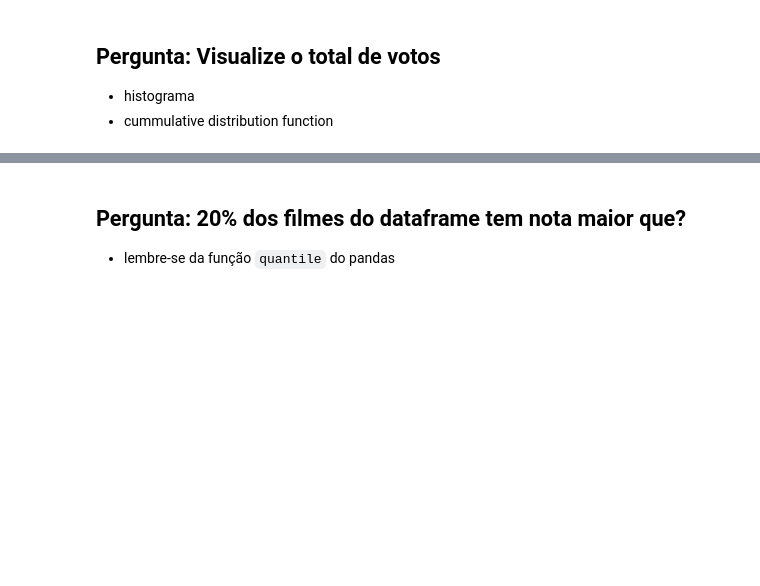
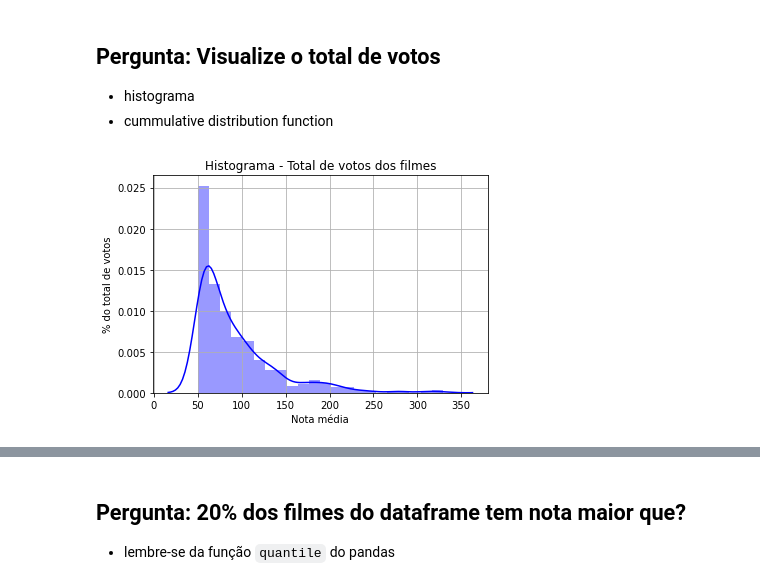
Before and after one commit to SamuelHericles/Training_project_Data_Science, a Jupyter notebook: Formação Data Science Alura - Análise exploratória do MovieLens.ipynb, the cells around one changed output, grey strips where cells are left out. Cells and saved outputs as stored; diff of their text form; code cells hidden in the pictures; blank space fills up the shorter version.

```diff
--- a/Formação Data Science Alura - Análise exploratória do MovieLens.ipynb
+++ b/Formação Data Science Alura - Análise exploratória do MovieLens.ipynb
@@ -109,0 +221,7 @@ Dicas:
+# %%
+# solução histograma
+ax = sns.distplot(filmes['total_de_votos'],color='blue')
+ax.set(xlabel = 'Nota média', ylabel='% do total de votos',title="Histograma - Total de votos dos filmes")
+ax.grid()
+# %% [output]
+[figure, added]
```
Also changed, not shown: parts of 102 cells of this notebook, 1 other file.
